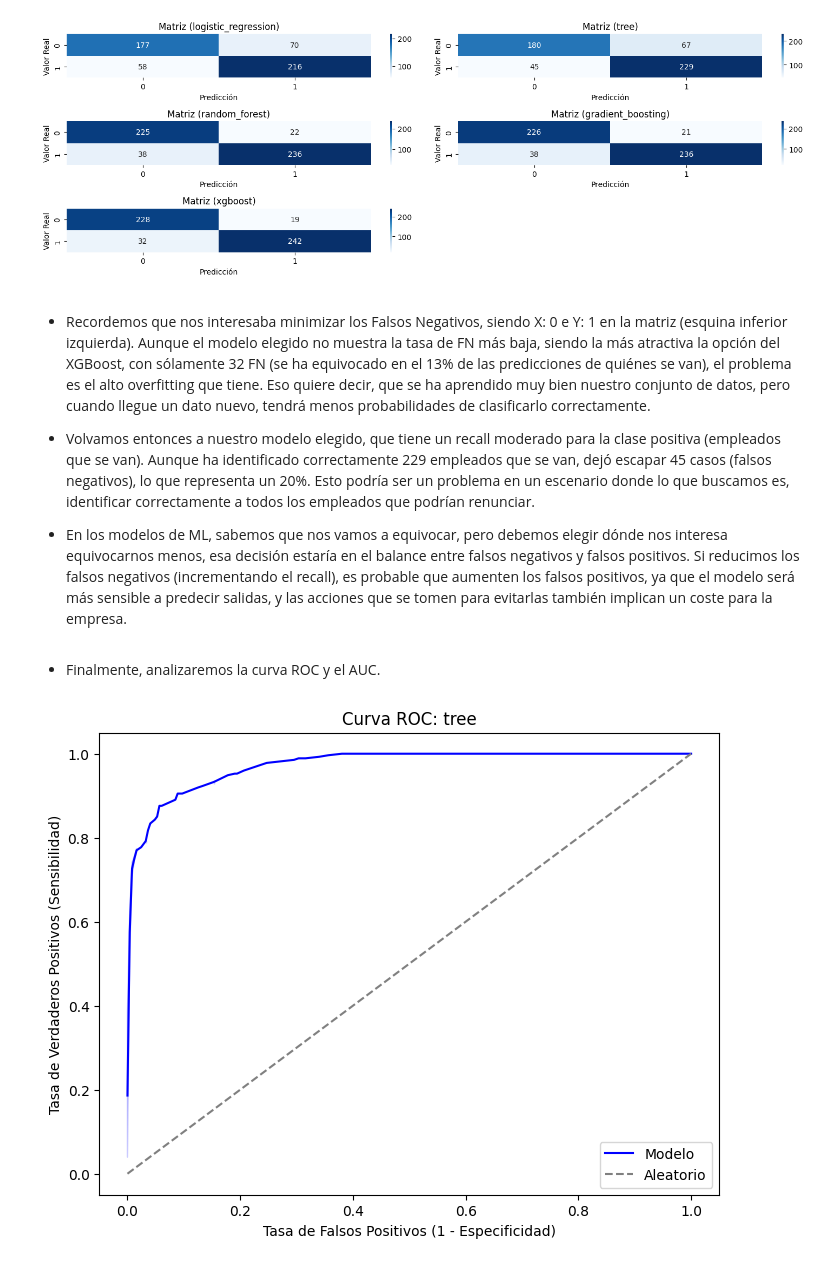
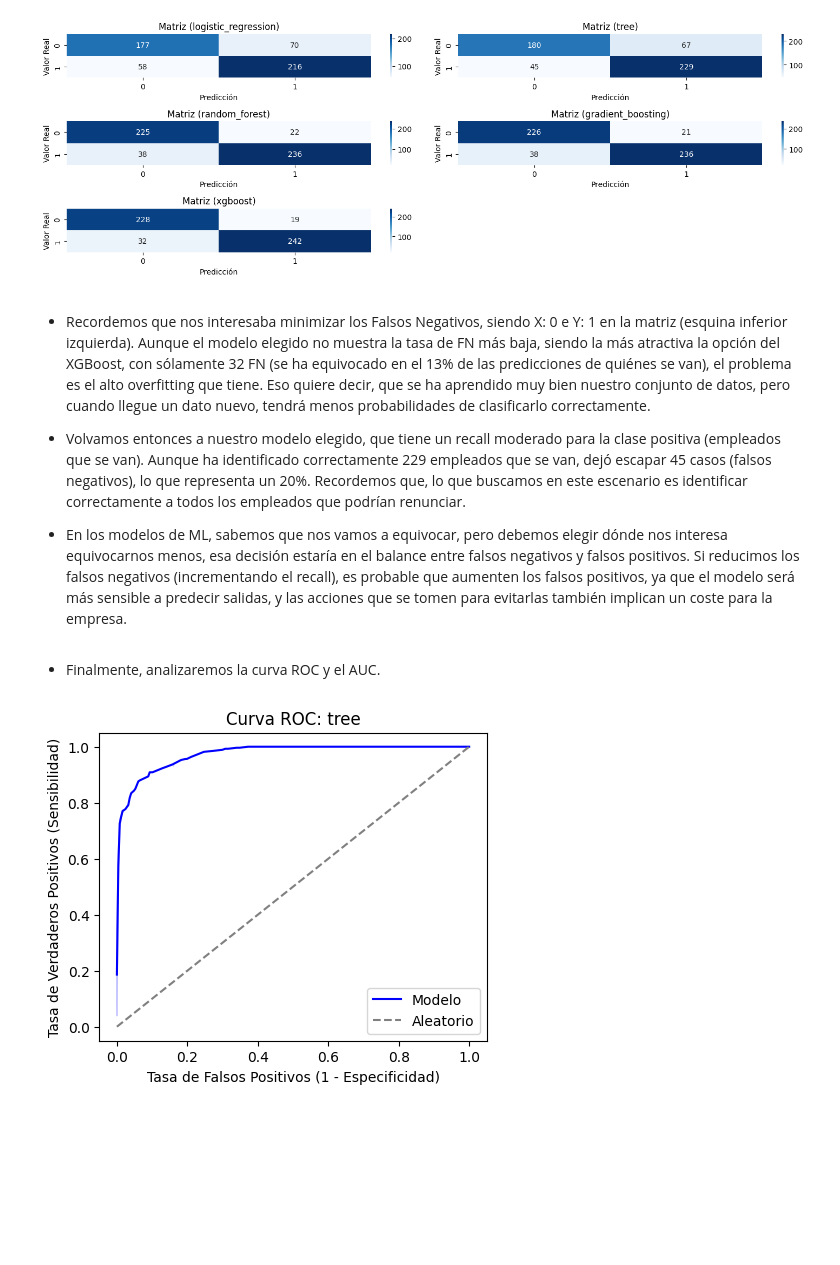
Before and after one commit to davfranco1/Proyecto8-PrediccionRetencionEmpleados, a Jupyter notebook: notebooks/modelo5/5-5_Modelos.ipynb, the cells around one changed output. Saved outputs shown, nothing was run; the diff lists cells and outputs as text; code cells hidden in the pictures; blank space fills up the shorter version.

```diff
--- a/notebooks/modelo5/5-5_Modelos.ipynb
+++ b/notebooks/modelo5/5-5_Modelos.ipynb
@@ -305,15 +305,15 @@ analisis_mod_clas.matrices_confusion(["logistic_regression", "tree", "random_for
 # %% [markdown]
 - Recordemos que nos interesaba minimizar los Falsos Negativos, siendo X: 0 e Y: 1 en la matriz (esquina inferior izquierda). Aunque el modelo elegido no muestra la tasa de FN más baja, siendo la más atractiva la opción del XGBoost, con sólamente 32 FN (se ha equivocado en el 13% de las predicciones de quiénes se van), el problema es el alto overfitting que tiene. Eso quiere decir, que se ha aprendido muy bien nuestro conjunto de datos, pero cuando llegue un dato nuevo, tendrá menos probabilidades de clasificarlo correctamente.
 
-- Volvamos entonces a nuestro modelo elegido, que tiene un recall moderado para la clase positiva (empleados que se van). Aunque ha identificado correctamente 229 empleados que se van, dejó escapar 45 casos (falsos negativos), lo que representa un 20%. Esto podría ser un problema en un escenario donde lo que buscamos es, identificar correctamente a todos los empleados que podrían renunciar.
+- Volvamos entonces a nuestro modelo elegido, que tiene un recall moderado para la clase positiva (empleados que se van). Aunque ha identificado correctamente 229 empleados que se van, dejó escapar 45 casos (falsos negativos), lo que representa un 20%. Recordemos que, lo que buscamos en este escenario es identificar correctamente a todos los empleados que podrían renunciar.
 
 - En los modelos de ML, sabemos que nos vamos a equivocar, pero debemos elegir dónde nos interesa equivocarnos menos, esa decisión estaría en el balance entre falsos negativos y falsos positivos. Si reducimos los falsos negativos (incrementando el recall), es probable que aumenten los falsos positivos, ya que el modelo será más sensible a predecir salidas, y las acciones que se tomen para evitarlas también implican un coste para la empresa.
 # %% [markdown]
 - Finalmente, analizaremos la curva ROC y el AUC.
 # %%
-analisis_mod_clas.curva_roc("tree")
+analisis_mod_clas.curva_roc("tree", figsize=(5,4))
 # %% [output]
-[figure, old version]
+[figure, new version]
 # %% [markdown]
 - La curva ROC es una representación visual del rendimiento del modelo en todos los umbrales. Se dibuja calculando la tasa de verdaderos positivos (TPR) y una tasa de falsos positivos (FPR) en cada umbral posible. Un modelo perfecto, tiene en algún umbral una TPR de 1.0 y una FPR de 0.0.
 
```
Also changed, not shown: parts of 3 cells of this notebook, 3 other files.
